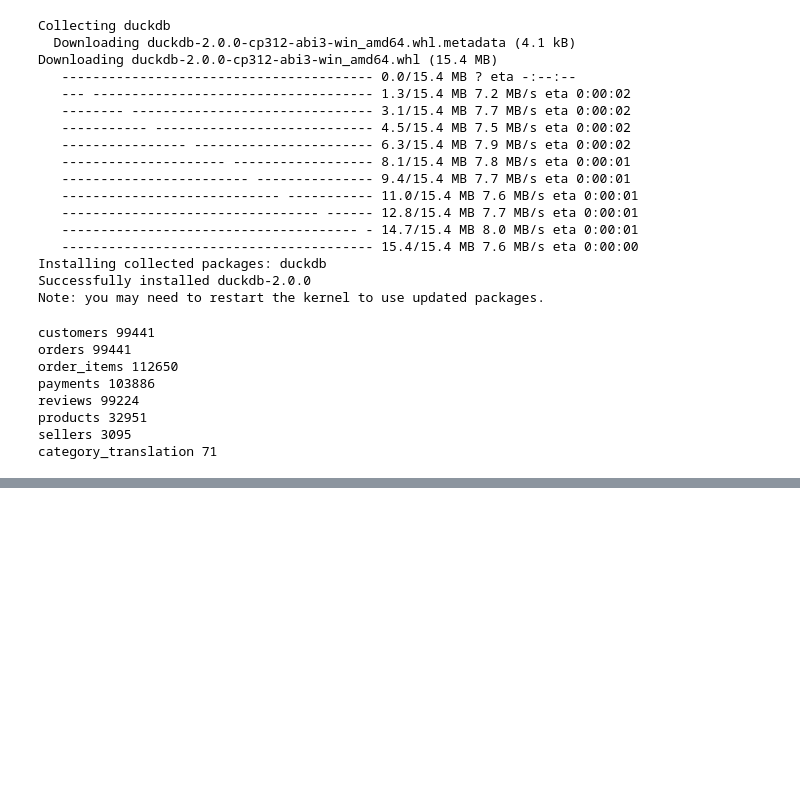
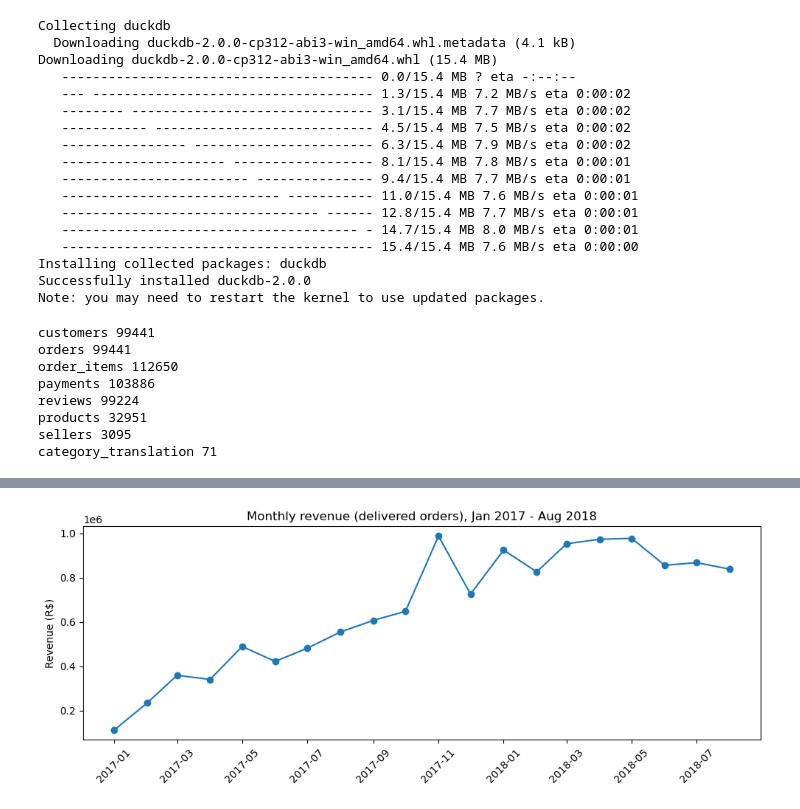
Before and after one commit to Knk19503/ecommerce-analysis, a Jupyter notebook: notebooks/01_setup.ipynb, the cells around one changed output, grey strips where cells are left out. Drawn from its saved outputs; the diff is of its cells as text; code cells hidden in the pictures; blank space fills up the shorter version.

```diff
--- a/notebooks/01_setup.ipynb
+++ b/notebooks/01_setup.ipynb
@@ -50,3 +50,6 @@ reviews 99224
 products 32951
 sellers 3095
 category_translation 71
+# %%
+import duckdb
+con = duckdb.connect("../olist.duckdb")
@@ -52,0 +122,24 @@ category_translation 71
+# %%
+monthly = con.execute("""
+WITH order_revenue AS (
+    SELECT o.order_id,
+           date_trunc('month', o.order_purchase_timestamp) AS month,
+           SUM(oi.price) AS revenue
+    FROM orders o
+    JOIN order_items oi ON oi.order_id = o.order_id
+    WHERE o.order_status = 'delivered'
+      AND o.order_purchase_timestamp >= '2017-01-01'
+      AND o.order_purchase_timestamp <  '2018-09-01'
+    GROUP BY o.order_id, month
+)
+SELECT month,
+       COUNT(*) AS orders,
+       ROUND(SUM(revenue), 2) AS revenue,
+       ROUND(SUM(revenue) / COUNT(*), 2) AS aov,
+       ROUND(100.0 * (SUM(revenue) - LAG(SUM(revenue)) OVER (ORDER BY month))
+             / LAG(SUM(revenue)) OVER (ORDER BY month), 1) AS revenue_mom_pct
+FROM order_revenue
+GROUP BY month
+ORDER BY month
+""").df()
+monthly
@@ -52,0 +164,12 @@ category_translation 71
+# %%
+import matplotlib.pyplot as plt
+
+plt.figure(figsize=(10, 4))
+plt.plot(monthly["month"], monthly["revenue"], marker="o")
+plt.title("Monthly revenue (delivered orders), Jan 2017 - Aug 2018")
+plt.ylabel("Revenue (R$)")
+plt.xticks(rotation=45)
+plt.tight_layout()
+plt.show()
+# %% [output]
+[figure, added]
```
Also changed, not shown: parts of 13 cells of this notebook.
